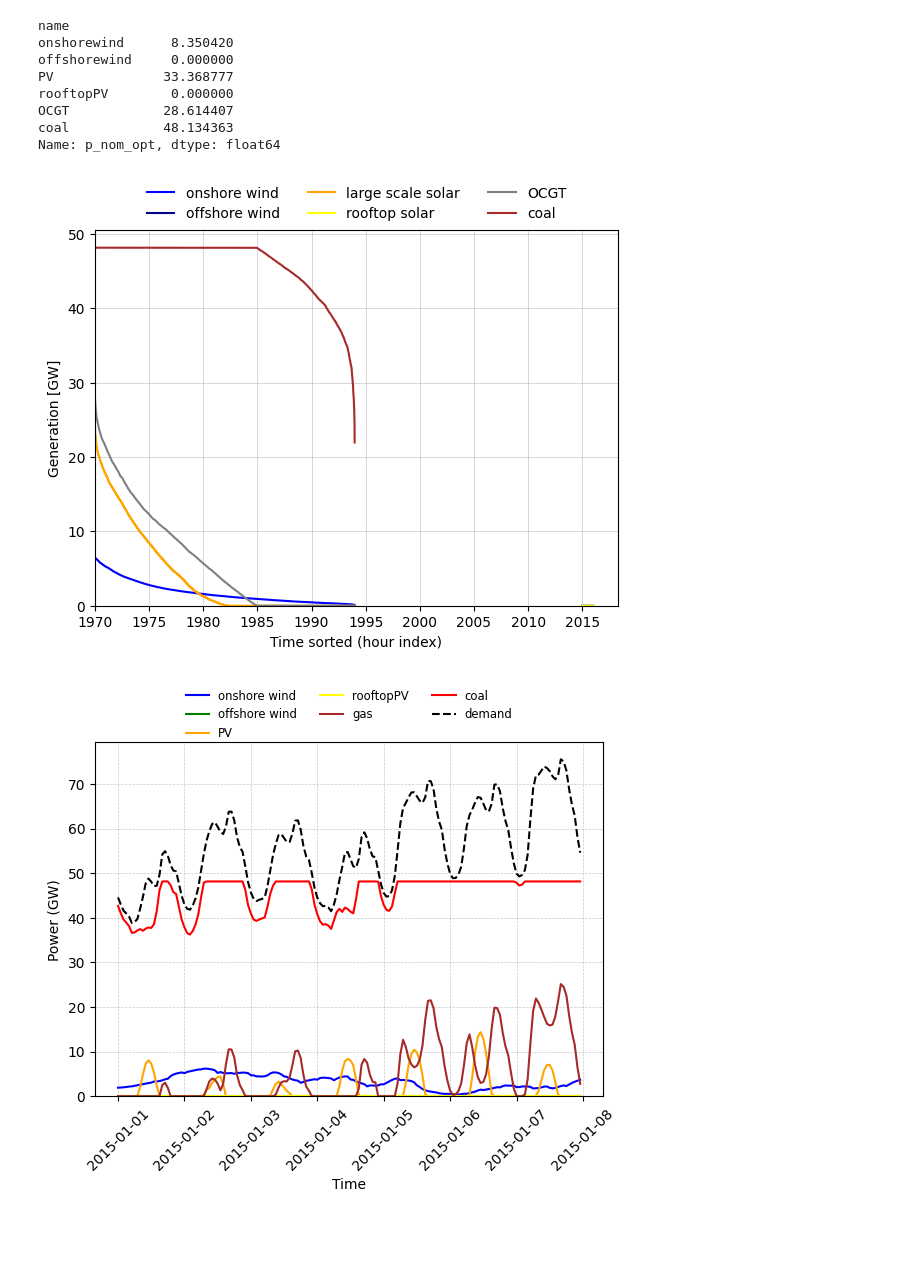
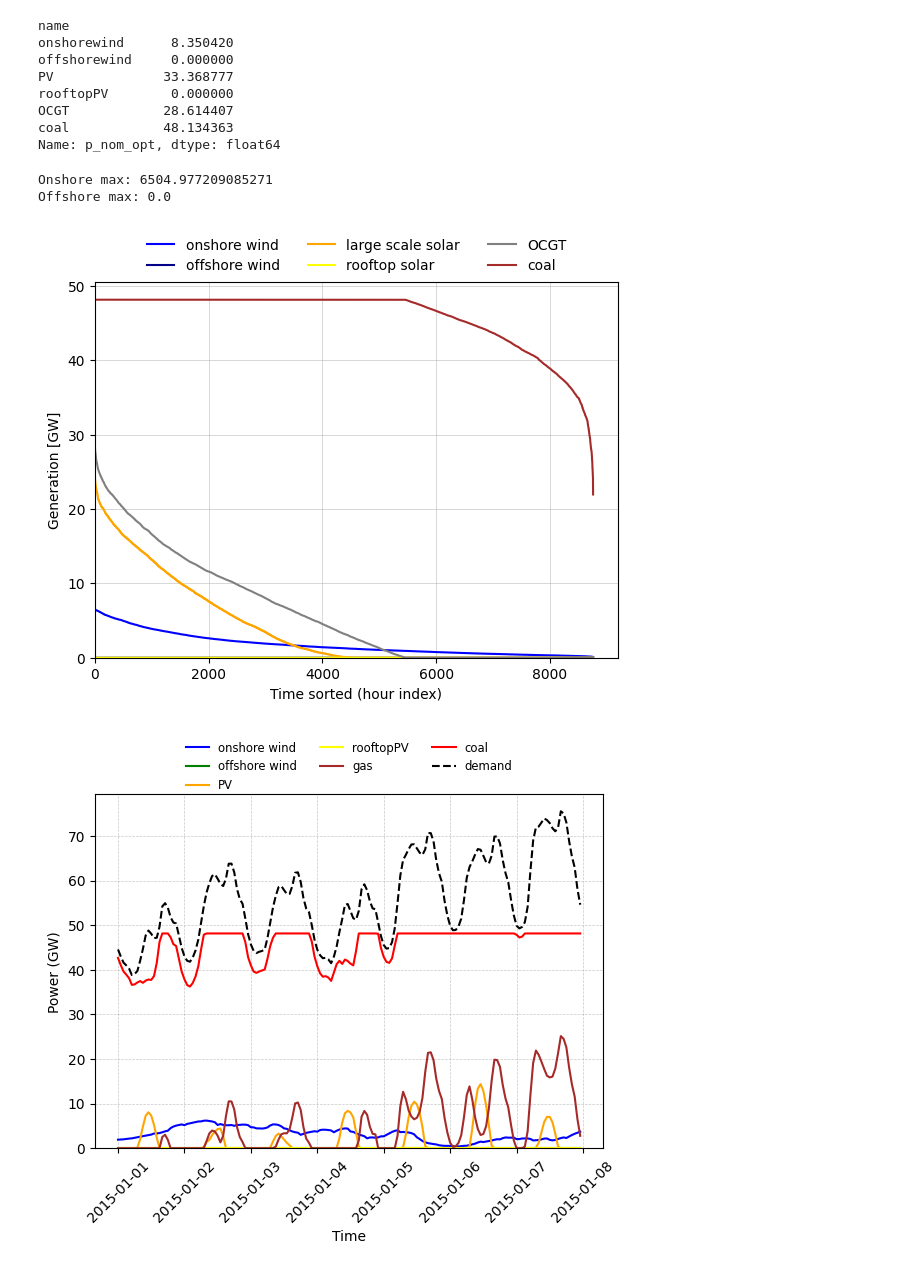
Before and after one commit to Anastasia99-gif/IEG2026, a Jupyter notebook: Assignment 1.ipynb, the cells around one changed output. Saved outputs shown, nothing was run; the diff lists cells and outputs as text; code cells hidden in the pictures; blank space fills up the shorter version.

```diff
--- a/Assignment 1.ipynb
+++ b/Assignment 1.ipynb
@@ -294,42 +306,50 @@ rooftopPV        0.000000
 OCGT            28.614407
 coal            48.134363
 Name: p_nom_opt, dtype: float64
+# %%
+print(f"Onshore max: {network.generators_t.p['onshorewind'].max()}")
+print(f"Offshore max: {network.generators_t.p['offshorewind'].max()}")
+# %% [output]
+Onshore max: 6504.977209085271
+Offshore max: 0.0
 # %%
 colors = ['blue', 'darkblue', 'orange', 'yellow', 'brown', 'grey']
 
 # Duration Curves (in GW)
 cf_onshore = network.generators_t.p['onshorewind'].sort_values(ascending=False, ignore_index=True) / 1e3
 cf_offshore = network.generators_t.p['offshorewind'].sort_values(ascending=False, ignore_index=True) / 1e3
 cf_PV = network.generators_t.p['PV'].sort_values(ascending=False, ignore_index=True) / 1e3
 cf_rooftopPV = network.generators_t.p['rooftopPV'].sort_values(ascending=False, ignore_index=True) / 1e3
 cf_OCGT = network.generators_t.p['OCGT'].sort_values(ascending=False, ignore_index=True) / 1e3
 cf_coal = network.generators_t.p['coal'].sort_values(ascending=False, ignore_index=True) / 1e3
 
+x_axis = range(8760)
+
 plt.figure(figsize=(6, 5))
 
-plt.plot(cf_onshore, color='blue')
-plt.plot(cf_offshore, color='darkblue')
-plt.plot(cf_PV, color='orange')
-plt.plot(cf_rooftopPV, color='yellow')
-plt.plot(cf_OCGT, color='grey')
-plt.plot(cf_coal, color='brown')
+plt.plot(x_axis, cf_onshore, color='blue')
+plt.plot(x_axis, cf_offshore, color='darkblue')
+plt.plot(x_axis, cf_PV, color='orange')
+plt.plot(x_axis, cf_rooftopPV, color='yellow')
+plt.plot(x_axis, cf_OCGT, color='grey')
+plt.plot(x_axis, cf_coal, color='brown')
 
 plt.grid(True, which='both', linewidth=0.5, alpha=0.7)
 plt.ylabel('Generation [GW]')
 plt.xlabel('Time sorted (hour index)')
 
 # Force axes to start at 0
 plt.ylim(bottom=0)
 plt.xlim(left=0)
 
 # Legend on top center
 plt.legend(['onshore wind', 'offshore wind', 'large scale solar', 'rooftop solar', 'OCGT', 'coal'],
            loc='upper center', bbox_to_anchor=(0.5, 1.15), ncol=3, frameon=False)
 
 plt.tight_layout()
 plt.show()
 # %% [output]
-[figure, old version]
+[figure, new version]
 # %%
 start_date_1 = '2015-01-01'
 end_date_1 = '2015-01-07'
```
Also changed, not shown: parts of 24 cells of this notebook.
